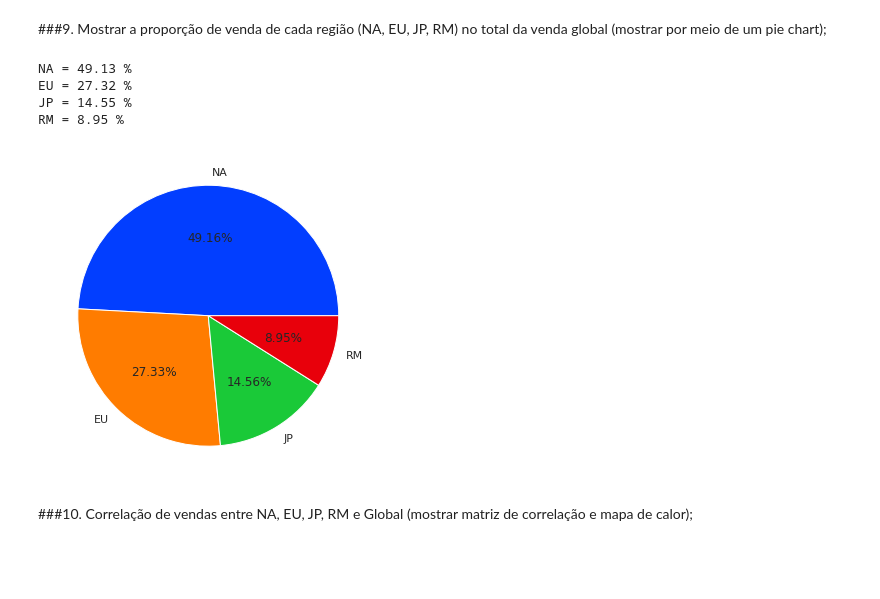
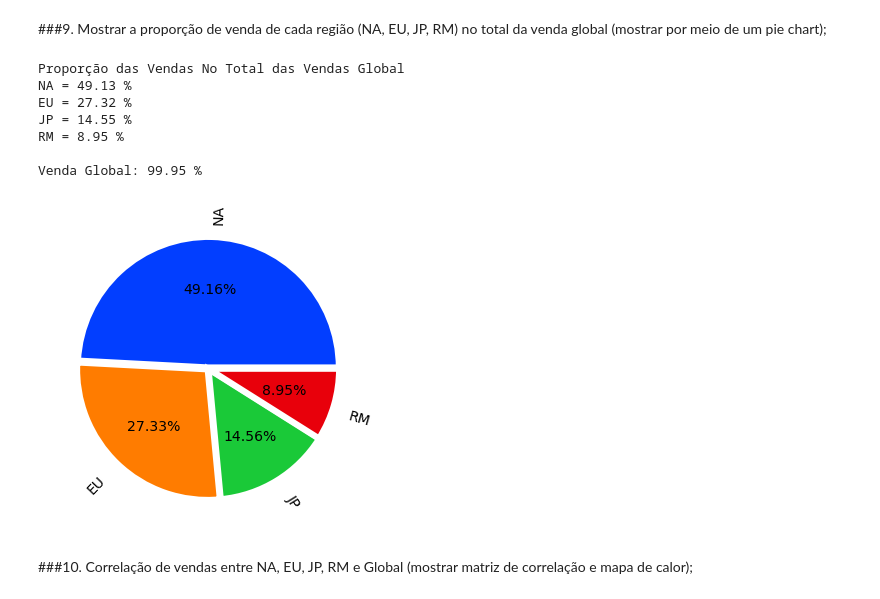
Before and after one commit to nicholascfp/DSBD, a Jupyter notebook: Notebooks/Tarefa_3_6_Nícholas.ipynb, the cells around one changed output. Drawn from its saved outputs; the diff is of its cells as text; code cells hidden in the pictures; blank space fills up the shorter version.

```diff
--- a/Notebooks/Tarefa_3_6_Nícholas.ipynb
+++ b/Notebooks/Tarefa_3_6_Nícholas.ipynb
@@ -324,30 +333,52 @@ dtype: int64
 # %%
 na = df['NA'].sum()
 eu = df['EU'].sum()
 jp = df['JP'].sum()
 rm = df['RM'].sum()
-#glob = df['Global'].sum()
+gb = na + eu + jp +rm
 
-print("NA =", round((df['NA'].sum()/df['Global'].sum())*100,2),"%")
-print("EU =", round((df['EU'].sum()/df['Global'].sum())*100,2),"%")
-print("JP =", round((df['JP'].sum()/df['Global'].sum())*100,2),"%")
-print("RM =", round((df['RM'].sum()/df['Global'].sum())*100,2),"%")
+#print("Proporção das Vendas Considerando As 4 Regiões Como A Venda Global")
+#print(f"NA = {round((df['NA'].sum()/gb)*100,2)} %")
+#print(f"EU = {round((df['EU'].sum()/gb)*100,2)} %")
+#print(f"JP = {round((df['JP'].sum()/gb)*100,2)} %")
+#print(f"RM = {round((df['RM'].sum()/gb)*100,2)} %")
+
+print("Proporção das Vendas No Total das Vendas Global")
+print(f"NA = {round((df['NA'].sum()/df['Global'].sum())*100,2)} %")
+print(f"EU = {round((df['EU'].sum()/df['Global'].sum())*100,2)} %")
+print(f"JP = {round((df['JP'].sum()/df['Global'].sum())*100,2)} %")
+print(f"RM = {round((df['RM'].sum()/df['Global'].sum())*100,2)} %\n")
+print(f"Venda Global: {round((gb/df['Global'].sum())*100,2)} %\n")
+# Para normalizar a venda total em 100, considerando que as 4 regiões formem a venda
+# global, basta transformar 100% em 100,05%
 
 #define data
 data = [na, eu, jp, rm]
+explode = [0.0100,0.0075,0.0050,0.0025]
 labels = ['NA', 'EU', 'JP', 'RM']
 
 #define Seaborn color palette to use
 colors = sbn.color_palette('bright')[0:5]
 
 #create pie chart
-plt.pie(data, labels = labels, colors = colors, autopct='%.2f%%')
+plt.pie(data,
+        labels=labels,
+        colors = colors,
+        autopct = '%0.2f%%',
+        explode = explode,
+        textprops = {'color': 'Black','fontsize':14},
+        wedgeprops = {'linewidth': 6},
+        center = (0.1,0.1),
+        rotatelabels = 'true')
 plt.show()
 # %% [output]
+Proporção das Vendas No Total das Vendas Global
 NA = 49.13 %
 EU = 27.32 %
 JP = 14.55 %
 RM = 8.95 %
+
+Venda Global: 99.95 %
-[figure, old version]
+[figure, new version]
 # %% [markdown]
 ###10. Correlação de vendas entre NA, EU, JP, RM e Global (mostrar matriz de correlação e mapa de calor);
```
Also changed, not shown: parts of 7 cells of this notebook.
